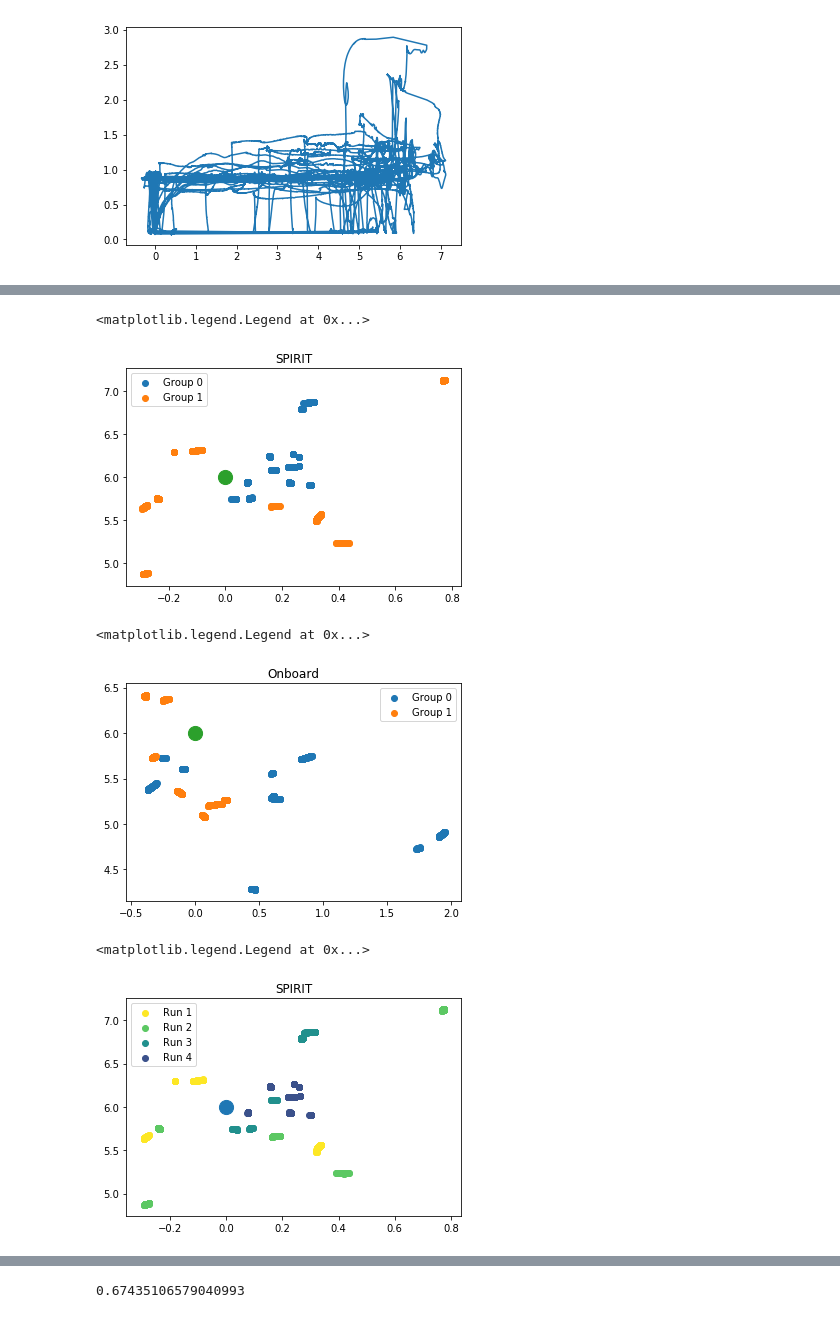
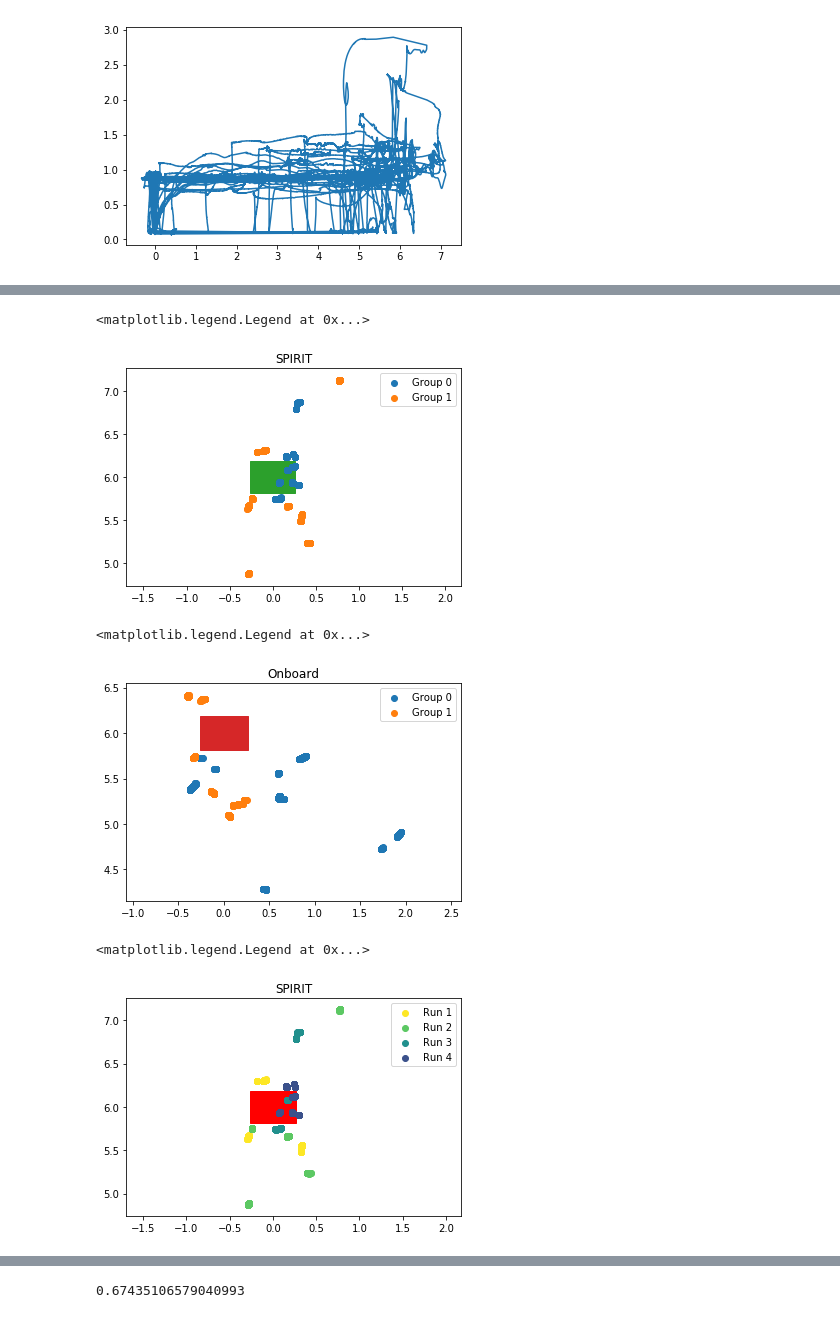
Before and after one commit to ahermassi/spirit, a Jupyter notebook: analysis/Analysis_Py3.ipynb, the cells around one changed output, grey strips where cells are left out. Saved outputs shown, nothing was run; the diff lists cells and outputs as text; code cells hidden in the pictures.

Commit message:
Additional graphs

```diff
--- a/analysis/Analysis_Py3.ipynb
+++ b/analysis/Analysis_Py3.ipynb
@@ -284,32 +284,32 @@ plt.legend()
 # %%
 plt.scatter(spirit_arrived[spirit_arrived.group==0].xn, spirit_arrived[spirit_arrived.group==0].yn, label="Group 0")
 plt.scatter(spirit_arrived[spirit_arrived.group==1].xn, spirit_arrived[spirit_arrived.group==1].yn, label="Group 1")
-plt.scatter(0, 6, s=200)
+plot_targets(show_start=False, show_final=False, target_coords=[Coords(0, -6)])
 plt.title("SPIRIT")
 plt.legend()
 # %% [output]
 <matplotlib.legend.Legend at 0x...>
-[figure, old version]
+[figure, new version]
 # %%
 plt.scatter(onboard_arrived[onboard_arrived.group==0].xn, onboard_arrived[onboard_arrived.group==0].yn, label="Group 0")
 plt.scatter(onboard_arrived[onboard_arrived.group==1].xn, onboard_arrived[onboard_arrived.group==1].yn, label="Group 1")
-plt.scatter(0, 6, s=200)
+plot_targets(show_start=False, show_final=False, target_coords=[Coords(0, -6)], target_color="C3")
 plt.title("Onboard")
 plt.legend()
 # %% [output]
 <matplotlib.legend.Legend at 0x...>
-[figure, old version]
+[figure, new version]
 # %%
 plt.scatter(spirit_arrived[spirit_arrived.order==1].xn, spirit_arrived[spirit_arrived.order==1].yn, label="Run 1", c=plt.get_cmap("viridis").colors[255])
 plt.scatter(spirit_arrived[spirit_arrived.order==2].xn, spirit_arrived[spirit_arrived.order==2].yn, label="Run 2", c=plt.get_cmap("viridis").colors[191])
 plt.scatter(spirit_arrived[spirit_arrived.order==3].xn, spirit_arrived[spirit_arrived.order==3].yn, label="Run 3", c=plt.get_cmap("viridis").colors[127])
 plt.scatter(spirit_arrived[spirit_arrived.order==4].xn, spirit_arrived[spirit_arrived.order==4].yn, label="Run 4", c=plt.get_cmap("viridis").colors[63])
-plt.scatter(0, 6, s=200)
+plot_targets(show_start=False, show_final=False, target_coords=[Coords(0, -6)], target_color="r")
 plt.title("SPIRIT")
 plt.legend()
 # %% [output]
 <matplotlib.legend.Legend at 0x...>
-[figure, old version]
+[figure, new version]
 # %%
 plt.scatter(onboard_arrived[onboard_arrived.order==1].xn, onboard_arrived[onboard_arrived.order==1].yn, label="Run 1", c=plt.get_cmap("viridis").colors[255])
 plt.scatter(onboard_arrived[onboard_arrived.order==2].xn, onboard_arrived[onboard_arrived.order==2].yn, label="Run 2", c=plt.get_cmap("viridis").colors[191])
```
Also changed, not shown: parts of 23 cells of this notebook.
